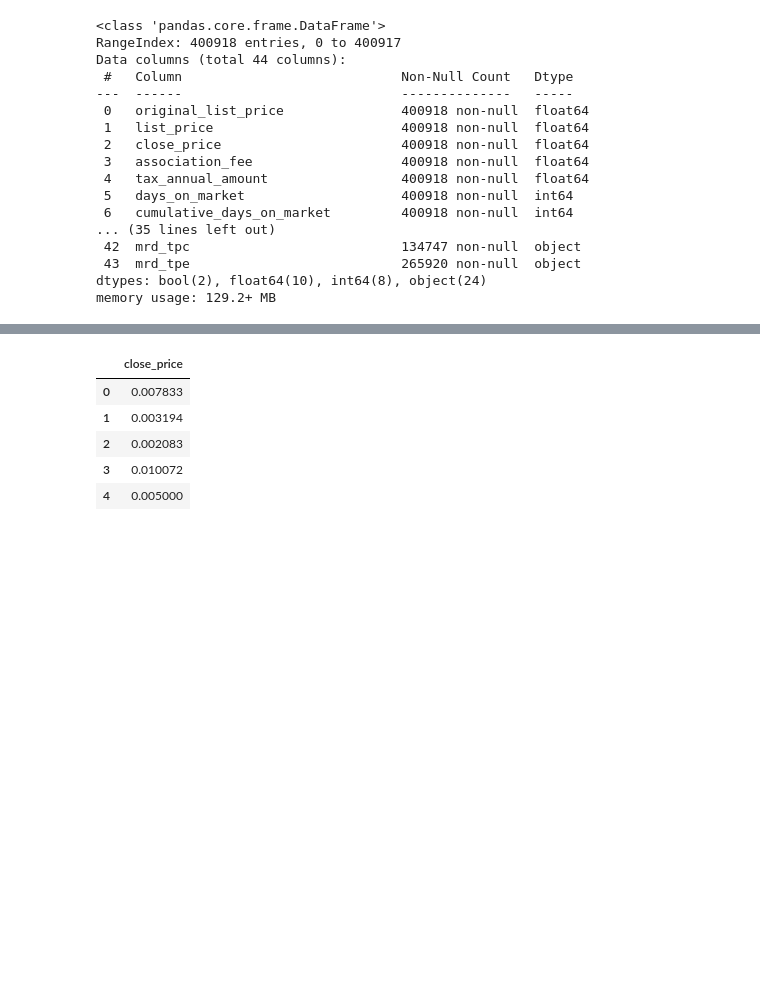
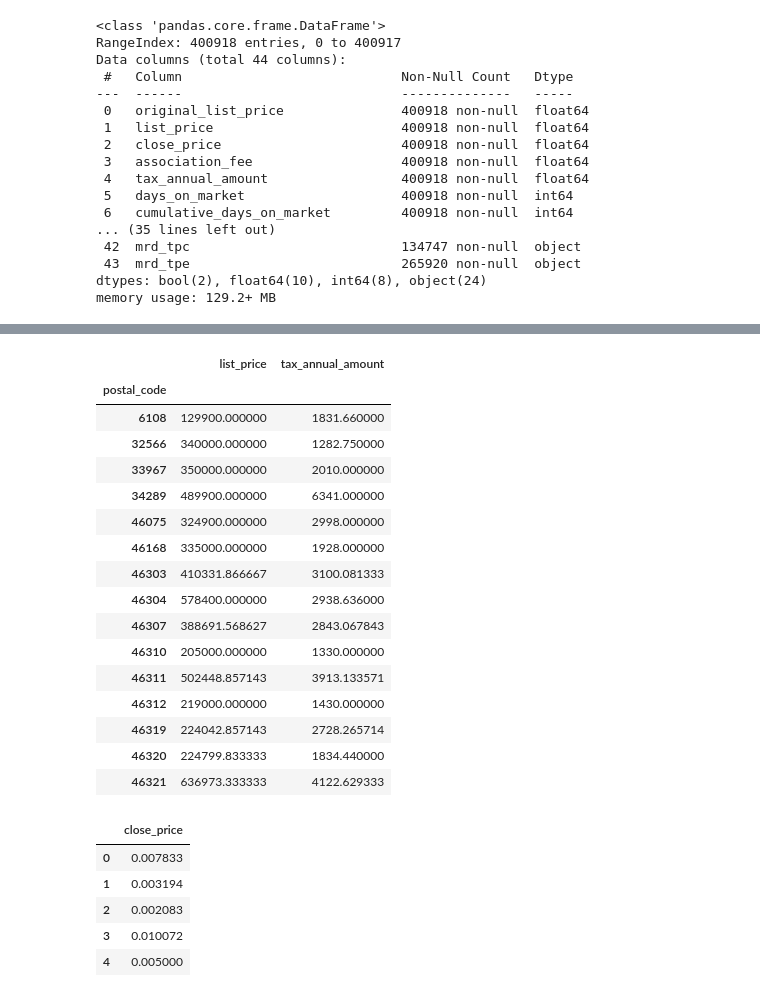
Before and after one commit to Bkukov/real_estate_modeling, a Jupyter notebook: xgb_housing.ipynb, the cells around one changed output, grey strips where cells are left out. Drawn from its saved outputs; the diff is of its cells as text; code cells hidden in the pictures; blank space fills up the shorter version.

```diff
--- a/xgb_housing.ipynb
+++ b/xgb_housing.ipynb
@@ -441,3 +472,23 @@ mrd_din has 7 unique categories.
+# %%
+X_train.groupby(X_train.postal_code)[['list_price','tax_annual_amount']].mean().head(15)
+# %% [output]
+|  | list_price | tax_annual_amount |
+| postal_code |  |  |
+| 6108 | 129900.000000 | 1831.660000 |
+| 32566 | 340000.000000 | 1282.750000 |
+| 33967 | 350000.000000 | 2010.000000 |
+| 34289 | 489900.000000 | 6341.000000 |
+| 46075 | 324900.000000 | 2998.000000 |
+| 46168 | 335000.000000 | 1928.000000 |
+| 46303 | 410331.866667 | 3100.081333 |
+| 46304 | 578400.000000 | 2938.636000 |
+| 46307 | 388691.568627 | 2843.067843 |
+| 46310 | 205000.000000 | 1330.000000 |
+| 46311 | 502448.857143 | 3913.133571 |
+| 46312 | 219000.000000 | 1430.000000 |
+| 46319 | 224042.857143 | 2728.265714 |
+| 46320 | 224799.833333 | 1834.440000 |
+| 46321 | 636973.333333 | 4122.629333 |
 # %%
 def preprocess_target_train(df):
     df = dp.normalize_target(df,dataset='train')
```
Also changed, not shown: parts of 4 cells of this notebook.
